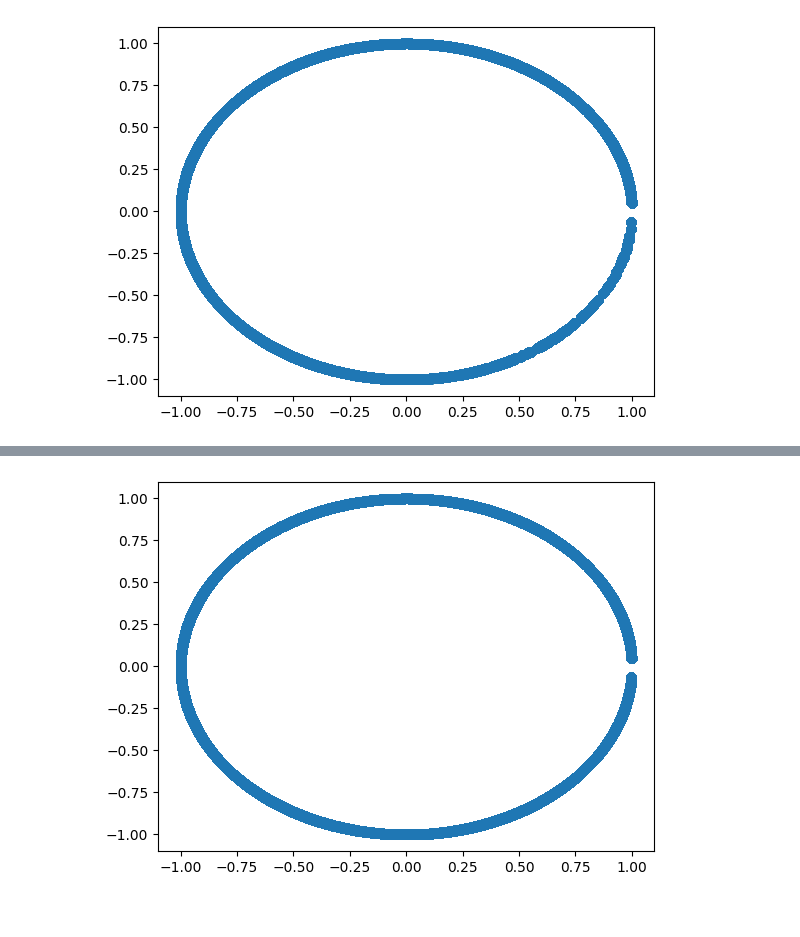
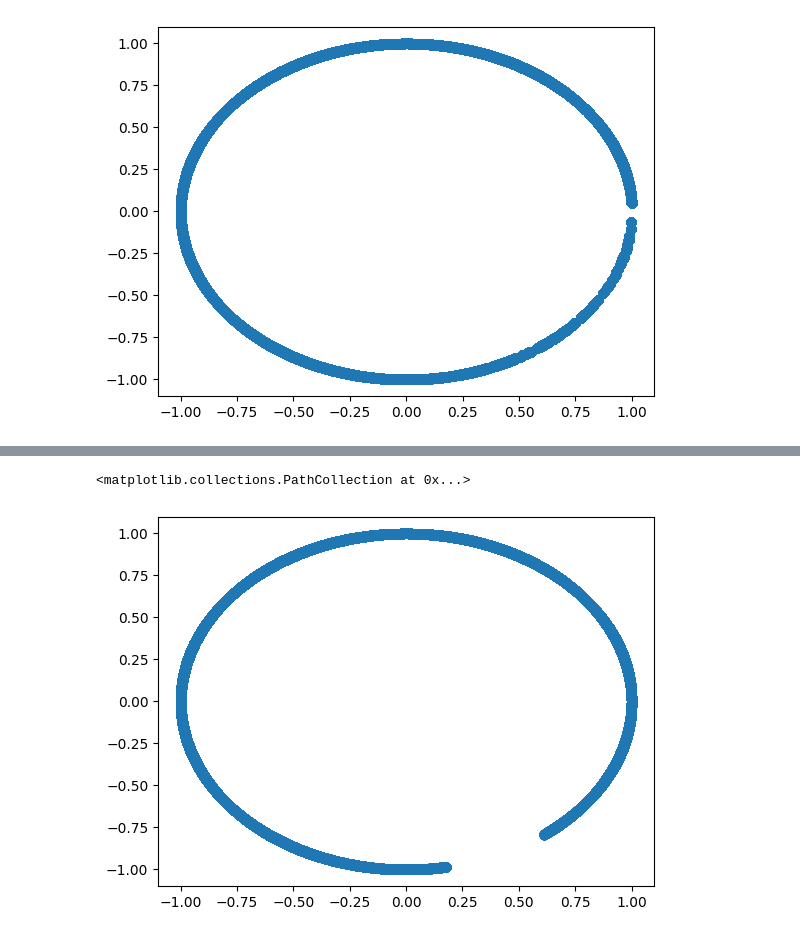
Before and after one commit to ClaudioQTM/2D_array, a Jupyter notebook: src/plots/plot_disp.ipynb, the cells around one changed output, grey strips where cells are left out. Drawn from its saved outputs; the diff is of its cells as text; code cells hidden in the pictures.

```diff
--- a/src/plots/plot_disp.ipynb
+++ b/src/plots/plot_disp.ipynb
@@ -150,23 +150,26 @@ plt.scatter(samples.real, samples.imag)
 <matplotlib.collections.PathCollection at 0x...>
 [figure]
 # %%
+import os
+
+from joblib import Parallel, delayed
+
 n_samples = 10000
 n_energy_points = 50
 k_block_size = 128  # process k-grid in chunks to keep memory bounded
+n_jobs = max(1, (os.cpu_count() or 1) - 1)
 
 k_grid = np.linspace(-square_lattice.q / 2, square_lattice.q / 2, n_samples)
 E = 2 * square_lattice.omega_e
-Q_para = np.array([0.0, 0.0])
+Q_para = np.array([100, 100])
 eps = 1e-3  # avoid poles near integration boundaries
 
 # Shared interpolation coordinate for all valid k in one block
 alpha = np.linspace(0.0, 1.0, n_energy_points)[None, :]
 omega_e = square_lattice.omega_e
 
-sample_blocks = []
-n_blocks = int(np.ceil(n_samples / k_block_size))
 
-for kx_block in np.array_split(k_grid, n_blocks):
+def _compute_block(kx_block: np.ndarray) -> np.ndarray:
     kx, ky = np.meshgrid(kx_block, k_grid, indexing="ij")
     k_para = np.column_stack((kx.ravel(), ky.ravel()))
 
@@ -178,7 +181,7 @@ for kx_block in np.array_split(k_grid, n_blocks):
     E1_stop = E - l_norm - eps
     valid = E1_stop > E1_start
     if not np.any(valid):
-        continue
+        return np.array([], dtype=np.complex128)
 
     k_valid = k_para[valid]
     l_valid = l_para[valid]
@@ -207,9 +210,17 @@ for kx_block in np.array_split(k_grid, n_blocks):
     t2 = (E2_grid - omega_e - np.conjugate(sigma_l)[:, None]) / (
         E2_grid - omega_e - sigma_l[:, None]
     )
+    return (t1 * t2).ravel()
 
-    sample_blocks.append((t1 * t2).ravel())
 
+n_blocks = int(np.ceil(n_samples / k_block_size))
+kx_blocks = np.array_split(k_grid, n_blocks)
+
+# Thread backend avoids expensive process pickling of large NumPy arrays.
+sample_blocks = Parallel(n_jobs=n_jobs, prefer="threads", verbose=5)(
+    delayed(_compute_block)(kx_block) for kx_block in kx_blocks
+)
+sample_blocks = [block for block in sample_blocks if block.size > 0]
 samples = (
     np.concatenate(sample_blocks)
     if sample_blocks
@@ -222 +235,2 @@ plt.scatter(samples.real, samples.imag)
+<matplotlib.collections.PathCollection at 0x...>
-[figure, old version]
+[figure, new version]
```
Also changed, not shown: parts of 1 cell of this notebook, 2 other files.
